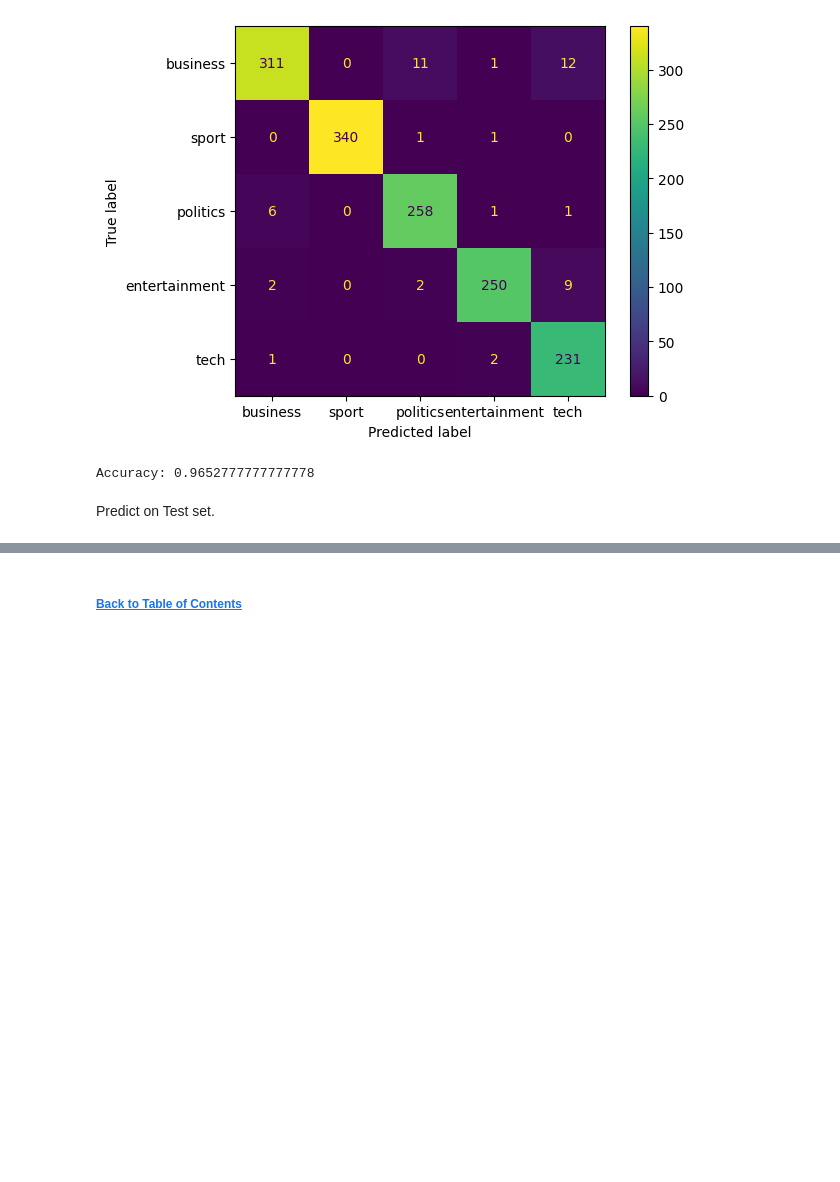
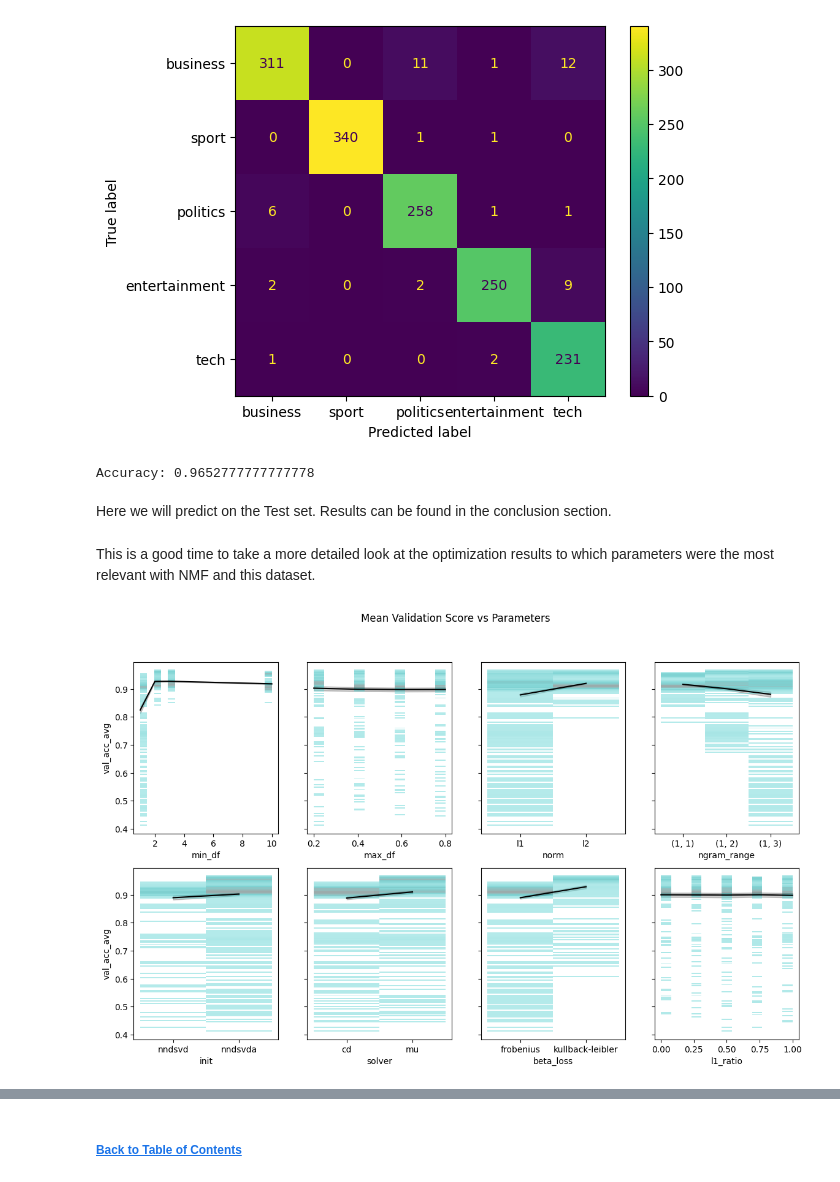
Before and after one commit to chill0121/News_Article_Matrix_Factorization, a Jupyter notebook: BBC_News_Classification.ipynb, the cells around one changed output, grey strips where cells are left out. Drawn from its saved outputs; the diff is of its cells as text; code cells hidden in the pictures; blank space fills up the shorter version.

```diff
--- a/BBC_News_Classification.ipynb
+++ b/BBC_News_Classification.ipynb
@@ -966,8 +968,8 @@ print('Accuracy:', accuracy_score(y_true = train['class_perm'], y_pred = mod_nmf
 # %% [output]
 [figure]
 Accuracy: 0.9652777777777778
-# %% [markdown]
-Predict on Test set.
+# %% [markdown]
+Here we will predict on the Test set. Results can be found in the conclusion section.
 # %%
 X_test_sparse_nmf = tfidf.transform(X_test['cleaned'])
 mod_nmf_X_test = mod_nmf.transform(X_test_sparse_nmf)
@@ -980,3 +982,15 @@ X_test['Category'] = X_test['y_pred'].map(labels_test)
 
 # Output test results for kaggle submission scoring.
 X_test[['ArticleId', 'Category']].to_csv(current_wdir + f'/Models/NMF/X_test_Submission_NMF.csv', index = False)
+# %% [markdown]
+This is a good time to take a more detailed look at the optimization results to which parameters were the most relevant with NMF and this dataset.
+# %%
+fig, ax = plt.subplots(2, int(len(opt_params) / 2), figsize = (14, 8), sharey = True)
+
+for i, col in enumerate(opt_params.keys()):
+    sns.lineplot(data = opt_df, ax = ax[i//4, i%4], x = col, y = 'val_acc_avg', estimator = 'mean', color = 'black')
+    sns.histplot(data = opt_df, ax = ax[i//4, i%4], x = col, y = 'val_acc_avg', color = 'teal', alpha = 0.5)
+fig.suptitle('Mean Validation Score vs Parameters')
+plt.show()
+# %% [output]
+[figure, added]
```
Also changed, not shown: parts of 29 cells of this notebook.
